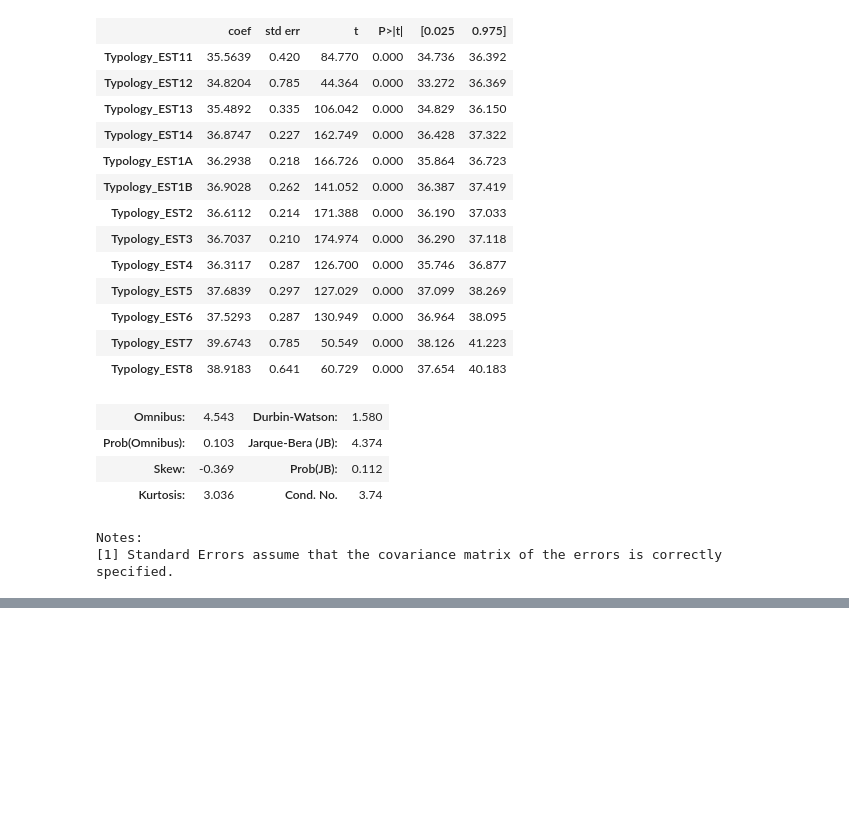
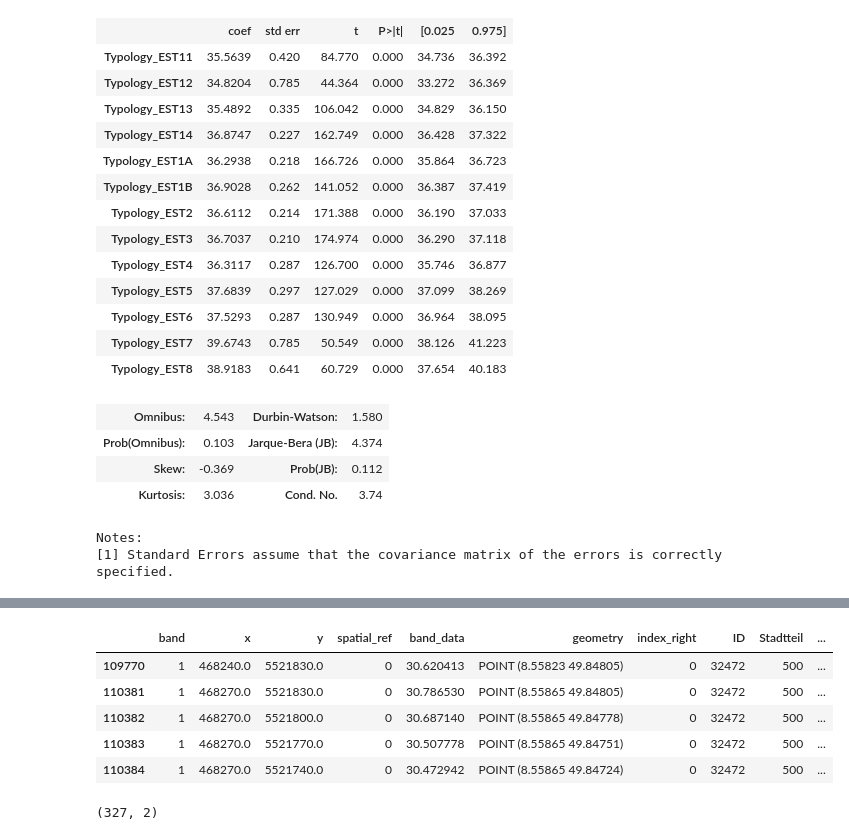
Before and after one commit to as10724/urban_heat_typology, a Jupyter notebook: experiments/darmstadt_urban_heat_typology.ipynb, the cells around one changed output, grey strips where cells are left out. Drawn from its saved outputs; the diff is of its cells as text; code cells hidden in the pictures; blank space fills up the shorter version.

```diff
--- a/experiments/darmstadt_urban_heat_typology.ipynb
+++ b/experiments/darmstadt_urban_heat_typology.ipynb
@@ -249,0 +269,2 @@ Notes:
+# %%
+gdf.to_crs(crs='epsg:4326', inplace=True)
@@ -249,0 +280,15 @@ Notes:
+# %%
+darmstadt_shp = gpd.read_file('../data/Stadtteile/DA_ST_Stadtteile.shp')
+# %%
+darmstadt_shp.to_crs(crs='epsg:4326', inplace=True)
+# %%
+gdf_w_darmstadt = gpd.sjoin(gdf, darmstadt_shp, how='inner')
+# %%
+gdf_w_darmstadt.head()
+# %% [output]
+|  | band | x | y | spatial_ref | band_data | geometry | index_right | ID | Stadtteil | ... |
+| 109770 | 1 | 468240.0 | 5521830.0 | 0 | 30.620413 | POINT (8.55823 49.84805) | 0 | 32472 | 500 | ... |
+| 110381 | 1 | 468270.0 | 5521830.0 | 0 | 30.786530 | POINT (8.55865 49.84805) | 0 | 32472 | 500 | ... |
+| 110382 | 1 | 468270.0 | 5521800.0 | 0 | 30.687140 | POINT (8.55865 49.84778) | 0 | 32472 | 500 | ... |
+| 110383 | 1 | 468270.0 | 5521770.0 | 0 | 30.507778 | POINT (8.55865 49.84751) | 0 | 32472 | 500 | ... |
+| 110384 | 1 | 468270.0 | 5521740.0 | 0 | 30.472942 | POINT (8.55865 49.84724) | 0 | 32472 | 500 | ... |
@@ -249,0 +321,4 @@ Notes:
+# %%
+darm_hex.shape
+# %% [output]
+(327, 2)
```
Also changed, not shown: parts of 21 cells of this notebook.
